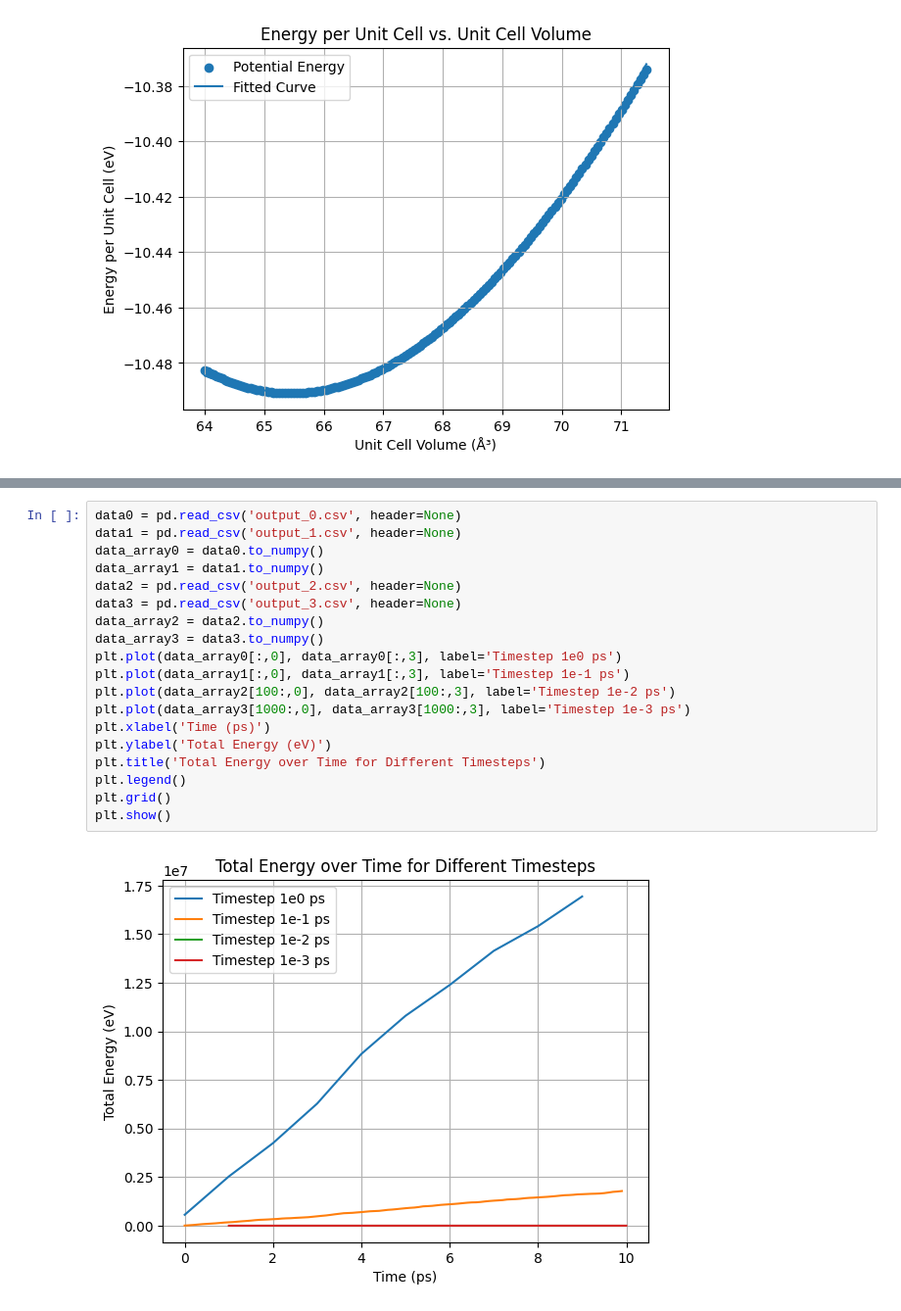
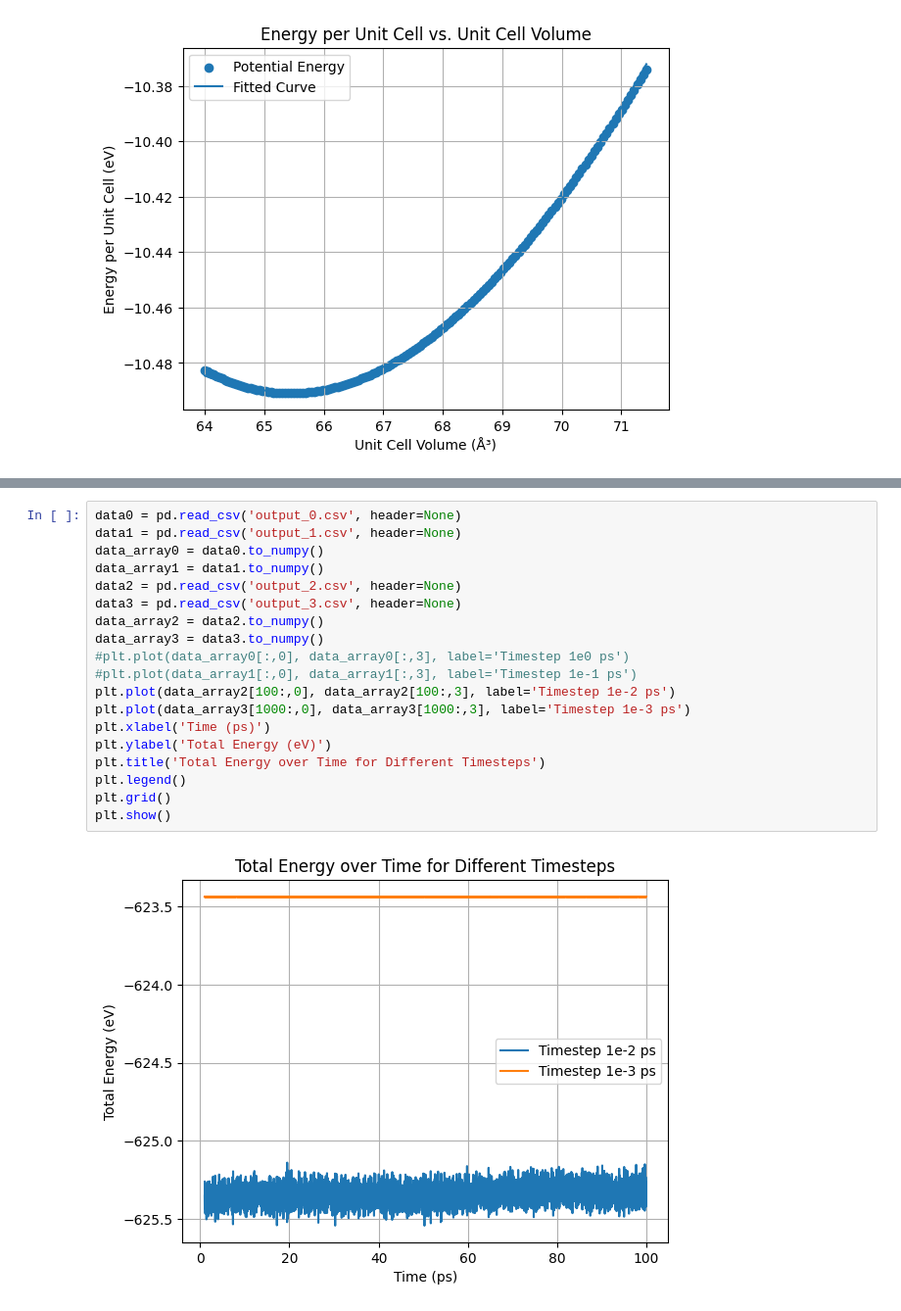
Before and after one commit to RichardBlucher/fka122-Exercises, a Jupyter notebook: fka122-Exercises1/Home-assignment/H1/visual.ipynb, the cells around one changed output, grey strips where cells are left out. Shown at 98% size. Saved outputs shown, nothing was run; the diff lists cells and outputs as text.

```diff
--- a/fka122-Exercises1/Home-assignment/H1/visual.ipynb
+++ b/fka122-Exercises1/Home-assignment/H1/visual.ipynb
@@ -85,21 +85,21 @@ plt.show()
 # %%
 data0 = pd.read_csv('output_0.csv', header=None)
 data1 = pd.read_csv('output_1.csv', header=None)
 data_array0 = data0.to_numpy()
 data_array1 = data1.to_numpy()
 data2 = pd.read_csv('output_2.csv', header=None)
 data3 = pd.read_csv('output_3.csv', header=None)
 data_array2 = data2.to_numpy()
 data_array3 = data3.to_numpy()
-plt.plot(data_array0[:,0], data_array0[:,3], label='Timestep 1e0 ps')
-plt.plot(data_array1[:,0], data_array1[:,3], label='Timestep 1e-1 ps')
+#plt.plot(data_array0[:,0], data_array0[:,3], label='Timestep 1e0 ps')
+#plt.plot(data_array1[:,0], data_array1[:,3], label='Timestep 1e-1 ps')
 plt.plot(data_array2[100:,0], data_array2[100:,3], label='Timestep 1e-2 ps')
 plt.plot(data_array3[1000:,0], data_array3[1000:,3], label='Timestep 1e-3 ps')
 plt.xlabel('Time (ps)')
 plt.ylabel('Total Energy (eV)')
 plt.title('Total Energy over Time for Different Timesteps')
 plt.legend()
 plt.grid()
 plt.show()
 # %% [output]
-[figure, old version]
+[figure, new version]
```
Also changed, not shown: parts of 4 cells of this notebook, 11 other files.
